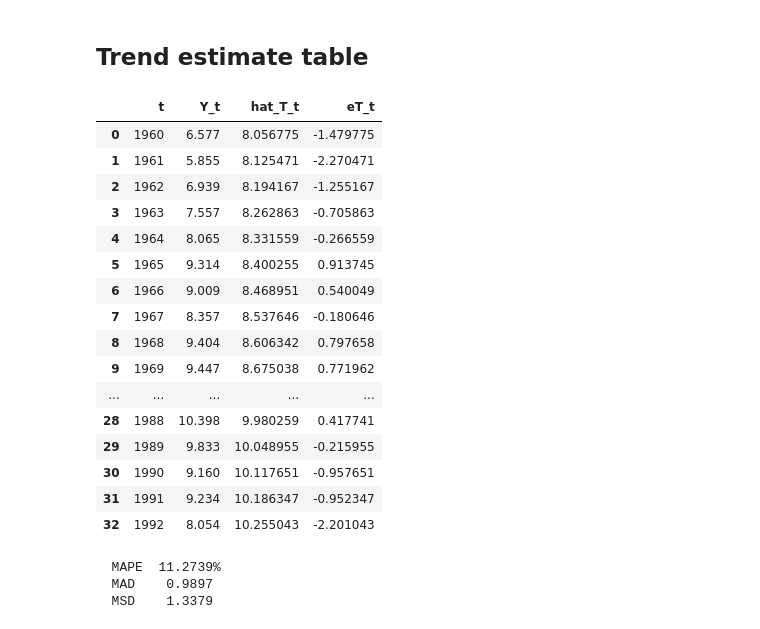
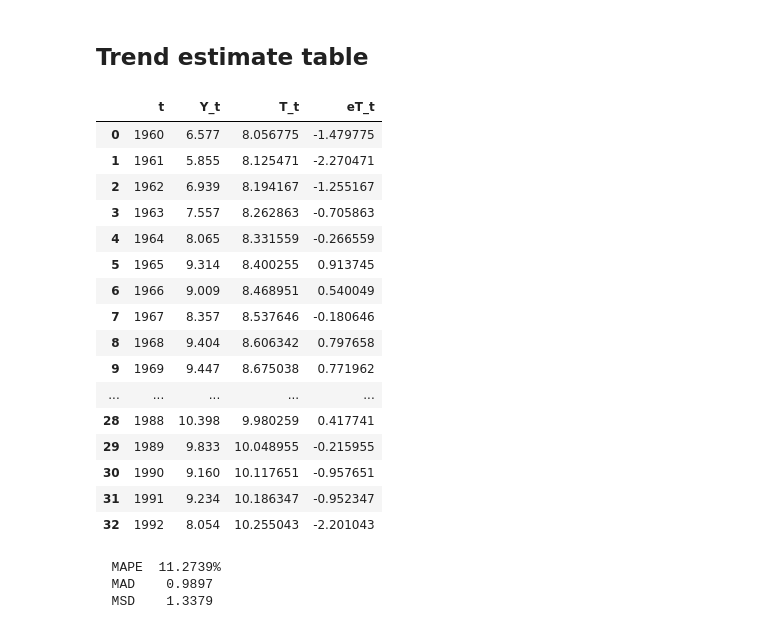
Before and after one commit to LugoBlogger/SI-201-542-forecasting-technique, a Jupyter notebook: chapter-04/04-example-01.ipynb, the cells around one changed output. Saved outputs shown, nothing was run; the diff lists cells and outputs as text; code cells hidden in the pictures.

```diff
--- a/chapter-04/04-example-01.ipynb
+++ b/chapter-04/04-example-01.ipynb
@@ -82,11 +82,11 @@ plt.show(fig)
 # %%
 df_trend = df.copy()
 
-df_trend["hat_T_t"] = reg.coef_*tArray + reg.intercept_
-df_trend["eT_t"] = df_trend["Y_t"] - df_trend["hat_T_t"]
+df_trend["T_t"] = reg.coef_*tArray + reg.intercept_
+df_trend["eT_t"] = df_trend["Y_t"] - df_trend["T_t"]
 df_trend
 # %% [output]
-|  | t | Y_t | hat_T_t | eT_t |
+|  | t | Y_t | T_t | eT_t |
 | 0 | 1960 | 6.577 | 8.056775 | -1.479775 |
 | 1 | 1961 | 5.855 | 8.125471 | -2.270471 |
 | 2 | 1962 | 6.939 | 8.194167 | -1.255167 |
```
Also changed, not shown: parts of 1 cell of this notebook, 21 other files.
